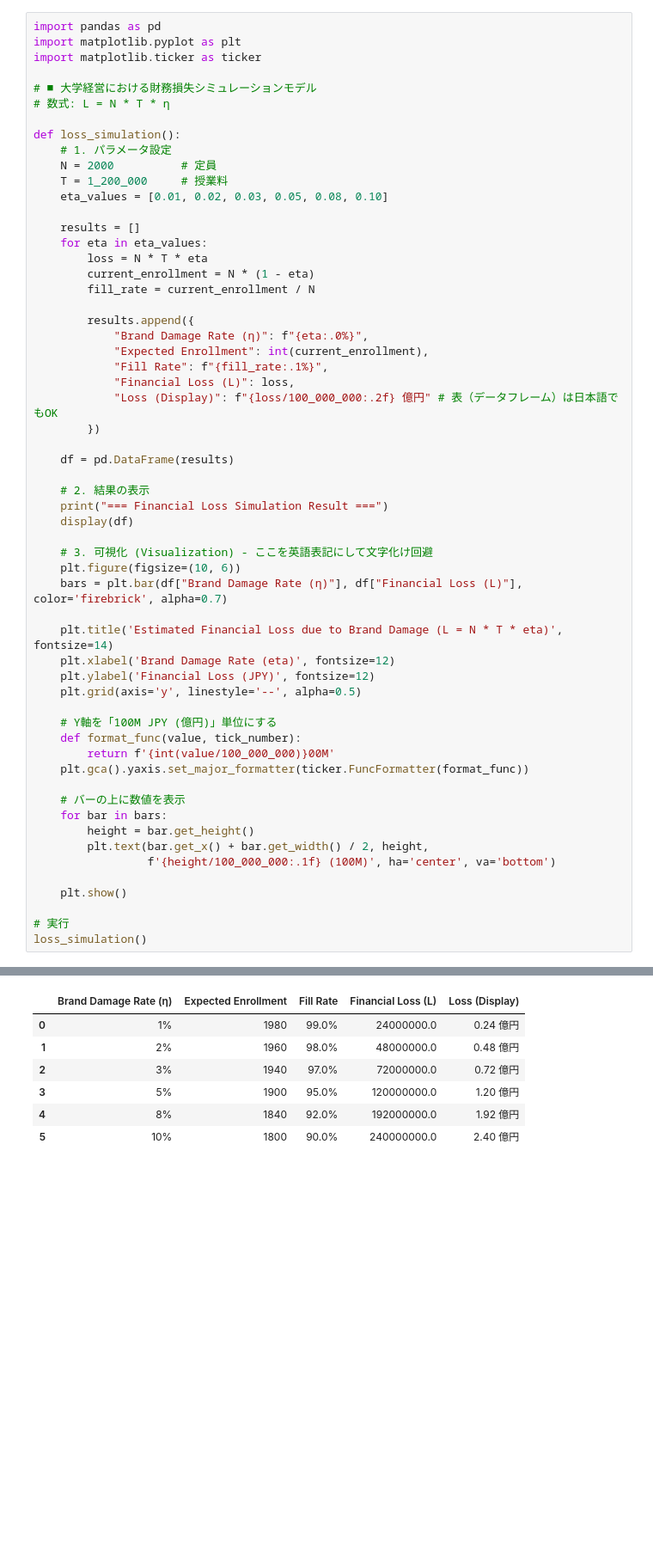
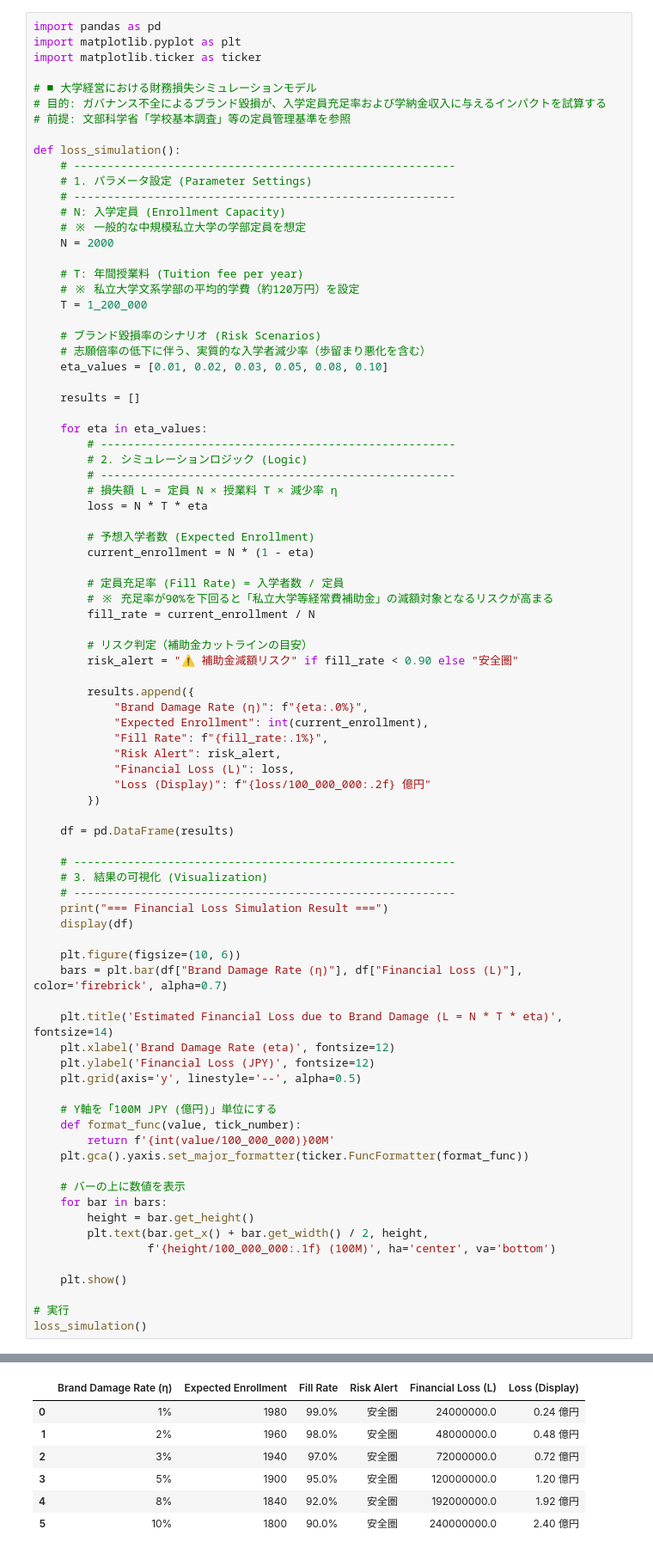
Before and after one commit to keisuke-data-lab/university-management-analysis, a Jupyter notebook: university_financial_loss_simulation.ipynb, the cells around one changed output, grey strips where cells are left out. Shown at 86% size. Drawn from its saved outputs; the diff is of its cells as text; blank space fills up the shorter version.

```diff
--- a/university_financial_loss_simulation.ipynb
+++ b/university_financial_loss_simulation.ipynb
@@ -4,65 +4,91 @@ import matplotlib.pyplot as plt
 import matplotlib.ticker as ticker
 
 # ■ 大学経営における財務損失シミュレーションモデル
-# 数式: L = N * T * η
+# 目的: ガバナンス不全によるブランド毀損が、入学定員充足率および学納金収入に与えるインパクトを試算する
+# 前提: 文部科学省「学校基本調査」等の定員管理基準を参照
 
 def loss_simulation():
-    # 1. パラメータ設定
-    N = 2000          # 定員
-    T = 1_200_000     # 授業料
+    # ---------------------------------------------------------
+    # 1. パラメータ設定 (Parameter Settings)
+    # ---------------------------------------------------------
+    # N: 入学定員 (Enrollment Capacity)
+    # ※ 一般的な中規模私立大学の学部定員を想定
+    N = 2000
+
+    # T: 年間授業料 (Tuition fee per year)
+    # ※ 私立大学文系学部の平均的学費（約120万円）を設定
+    T = 1_200_000
+
+    # ブランド毀損率のシナリオ (Risk Scenarios)
+    # 志願倍率の低下に伴う、実質的な入学者減少率（歩留まり悪化を含む）
     eta_values = [0.01, 0.02, 0.03, 0.05, 0.08, 0.10]
 
     results = []
+
     for eta in eta_values:
+        # -----------------------------------------------------
+        # 2. シミュレーションロジック (Logic)
+        # -----------------------------------------------------
+        # 損失額 L = 定員 N × 授業料 T × 減少率 η
         loss = N * T * eta
+
+        # 予想入学者数 (Expected Enrollment)
         current_enrollment = N * (1 - eta)
+
+        # 定員充足率 (Fill Rate) = 入学者数 / 定員
+        # ※ 充足率が90%を下回ると「私立大学等経常費補助金」の減額対象となるリスクが高まる
         fill_rate = current_enrollment / N
+
+        # リスク判定（補助金カットラインの目安）
+        risk_alert = "⚠️ 補助金減額リスク" if fill_rate < 0.90 else "安全圏"
 
         results.append({
             "Brand Damage Rate (η)": f"{eta:.0%}",
             "Expected Enrollment": int(current_enrollment),
             "Fill Rate": f"{fill_rate:.1%}",
+            "Risk Alert": risk_alert,
             "Financial Loss (L)": loss,
-            "Loss (Display)": f"{loss/100_000_000:.2f} 億円" # 表（データフレーム）は日本語でもOK
+            "Loss (Display)": f"{loss/100_000_000:.2f} 億円"
         })
 
     df = pd.DataFrame(results)
 
-    # 2. 結果の表示
+    # ---------------------------------------------------------
+    # 3. 結果の可視化 (Visualization)
+    # ---------------------------------------------------------
     print("=== Financial Loss Simulation Result ===")
     display(df)
 
-    # 3. 可視化 (Visualization) - ここを英語表記にして文字化け回避
     plt.figure(figsize=(10, 6))
     bars = plt.bar(df["Brand Damage Rate (η)"], df["Financial Loss (L)"], color='firebrick', alpha=0.7)
 
     plt.title('Estimated Financial Loss due to Brand Damage (L = N * T * eta)', fontsize=14)
     plt.xlabel('Brand Damage Rate (eta)', fontsize=12)
     plt.ylabel('Financial Loss (JPY)', fontsize=12)
     plt.grid(axis='y', linestyle='--', alpha=0.5)
 
     # Y軸を「100M JPY (億円)」単位にする
     def format_func(value, tick_number):
         return f'{int(value/100_000_000)}00M'
     plt.gca().yaxis.set_major_formatter(ticker.FuncFormatter(format_func))
 
     # バーの上に数値を表示
     for bar in bars:
         height = bar.get_height()
         plt.text(bar.get_x() + bar.get_width() / 2, height,
                  f'{height/100_000_000:.1f} (100M)', ha='center', va='bottom')
 
     plt.show()
 
 # 実行
 loss_simulation()
 # %% [output]
 === Financial Loss Simulation Result ===
-|  | Brand Damage Rate (η) | Expected Enrollment | Fill Rate | Financial Loss (L) | Loss (Display) |
-| 0 | 1% | 1980 | 99.0% | 24000000.0 | 0.24 億円 |
-| 1 | 2% | 1960 | 98.0% | 48000000.0 | 0.48 億円 |
-| 2 | 3% | 1940 | 97.0% | 72000000.0 | 0.72 億円 |
-| 3 | 5% | 1900 | 95.0% | 120000000.0 | 1.20 億円 |
-| 4 | 8% | 1840 | 92.0% | 192000000.0 | 1.92 億円 |
-| 5 | 10% | 1800 | 90.0% | 240000000.0 | 2.40 億円 |
+|  | Brand Damage Rate (η) | Expected Enrollment | Fill Rate | Risk Alert | Financial Loss (L) | Loss (Display) |
+| 0 | 1% | 1980 | 99.0% | 安全圏 | 24000000.0 | 0.24 億円 |
+| 1 | 2% | 1960 | 98.0% | 安全圏 | 48000000.0 | 0.48 億円 |
+| 2 | 3% | 1940 | 97.0% | 安全圏 | 72000000.0 | 0.72 億円 |
+| 3 | 5% | 1900 | 95.0% | 安全圏 | 120000000.0 | 1.20 億円 |
+| 4 | 8% | 1840 | 92.0% | 安全圏 | 192000000.0 | 1.92 億円 |
+| 5 | 10% | 1800 | 90.0% | 安全圏 | 240000000.0 | 2.40 億円 |
 [figure]
```
